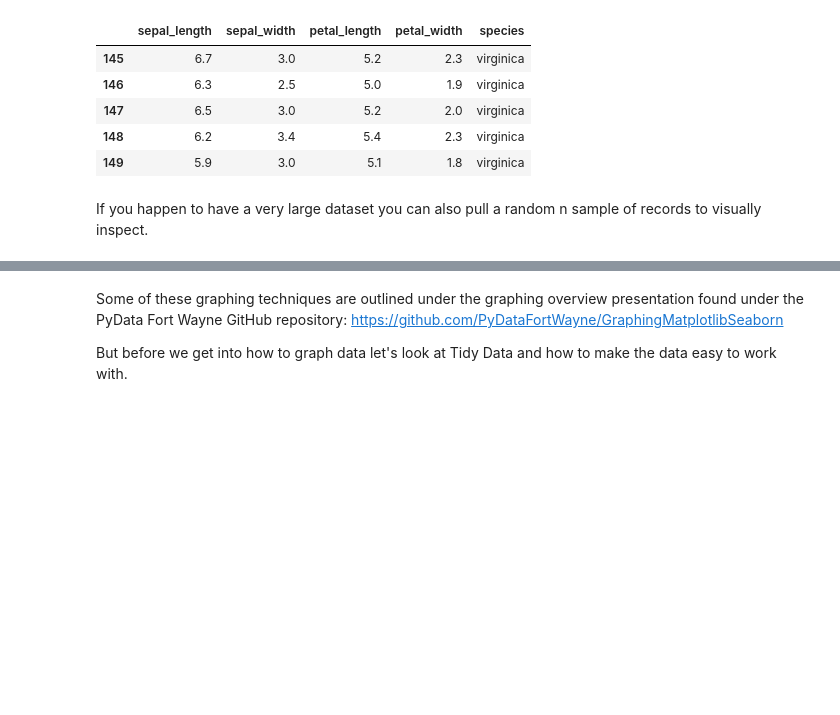
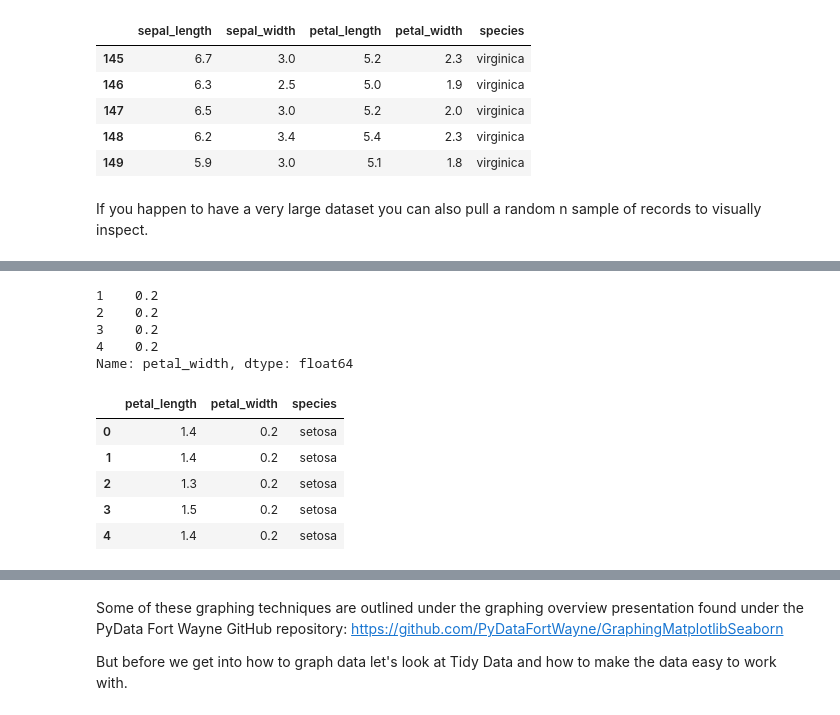
Before and after one commit to PyDataFortWayne/EdaDataCleaningPresentation, a Jupyter notebook: EDA and Cleaning Data.ipynb, the cells around one changed output, grey strips where cells are left out. Drawn from its saved outputs; the diff is of its cells as text; code cells hidden in the pictures; blank space fills up the shorter version.

```diff
--- a/EDA and Cleaning Data.ipynb
+++ b/EDA and Cleaning Data.ipynb
@@ -86,0 +141,24 @@ iris[iris['petal_length'] > iris['sepal_length']]
+# %%
+# Always Row, Column
+# Return rows 2-5 and display the petal width
+# Note: 1,2,3,4 refer to the values within the index and not the row numbers themselves
+# - These are the same in this example since we're using the default index which
+# -  default to the row numbers.
+iris.loc[[1,2,3,4], 'petal_width']
+# %% [output]
+1    0.2
+2    0.2
+3    0.2
+4    0.2
+Name: petal_width, dtype: float64
+# %%
+# Display all columns petal_length and beyone with all rows
+# Remember Row, Column
+iris.loc[:, 'petal_length':].head(5) #.head for readability
+# %% [output]
+|  | petal_length | petal_width | species |
+| 0 | 1.4 | 0.2 | setosa |
+| 1 | 1.4 | 0.2 | setosa |
+| 2 | 1.3 | 0.2 | setosa |
+| 3 | 1.5 | 0.2 | setosa |
+| 4 | 1.4 | 0.2 | setosa |
```
Also changed, not shown: parts of 14 cells of this notebook.
